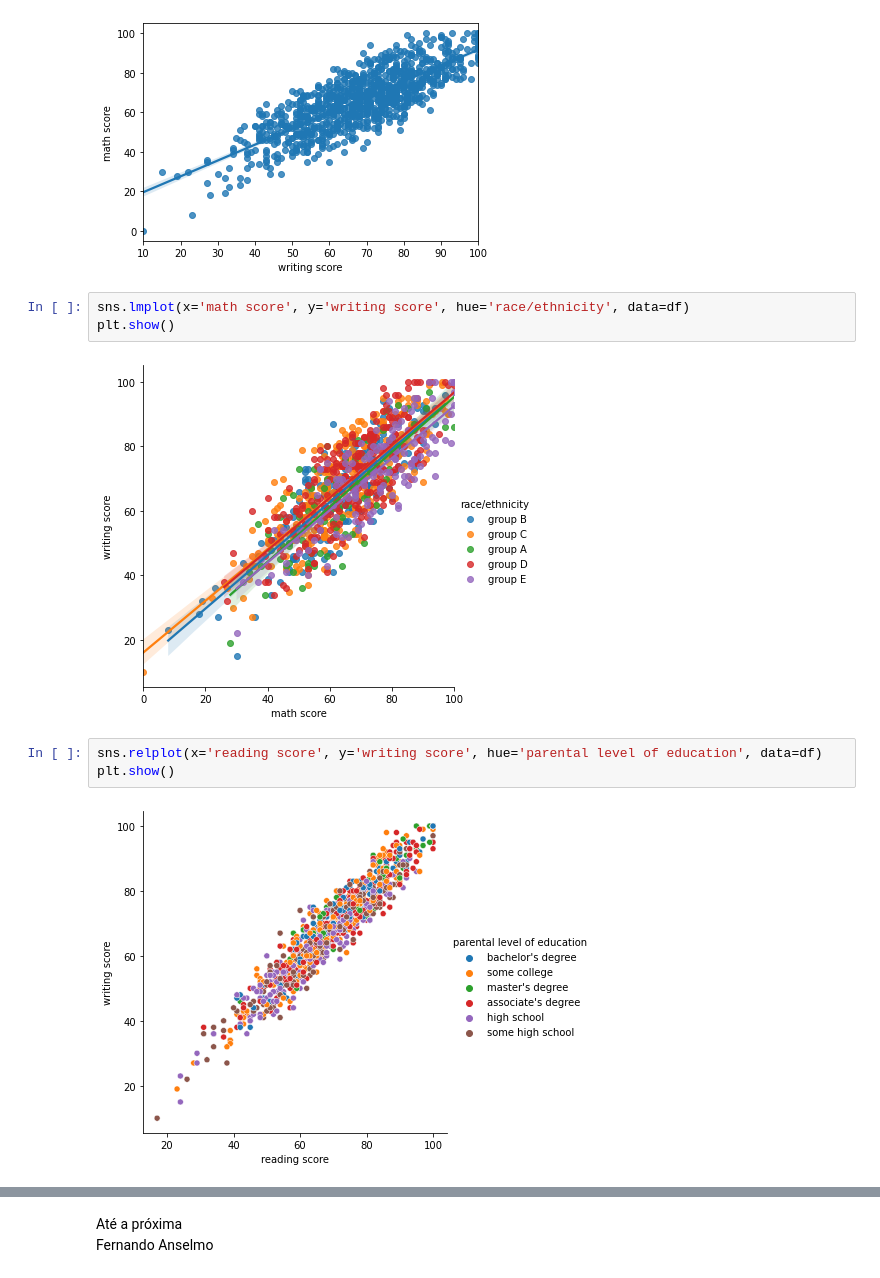
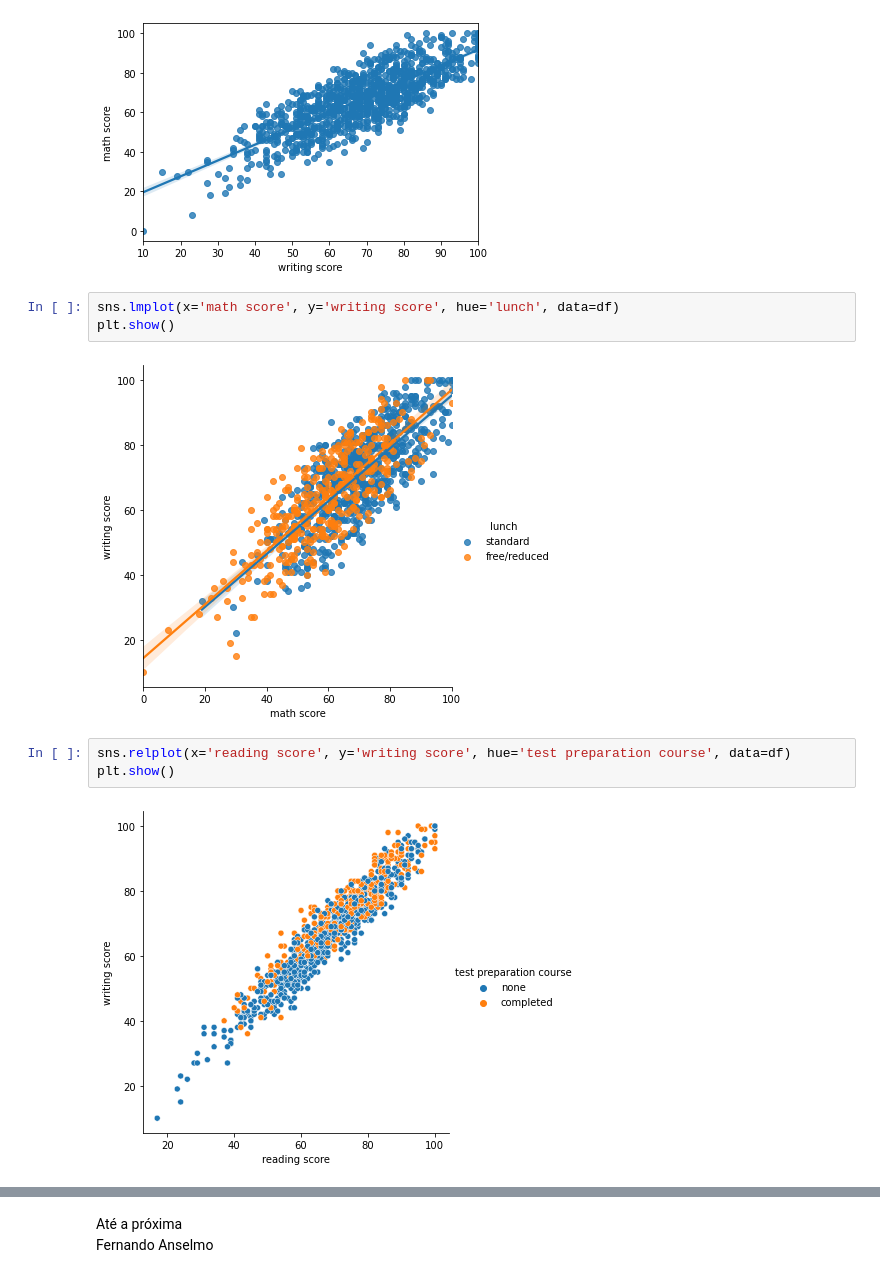
Before and after one commit to fernandoans/machinelearning, a Jupyter notebook: conceitos/EDA.ipynb, the cells around one changed output, grey strips where cells are left out. Saved outputs shown, nothing was run; the diff lists cells and outputs as text.

```diff
--- a/conceitos/EDA.ipynb
+++ b/conceitos/EDA.ipynb
@@ -263,15 +263,15 @@ plt.show()
 # %% [output]
 [figure]
 # %%
-sns.lmplot(x='math score', y='writing score', hue='race/ethnicity', data=df)
+sns.lmplot(x='math score', y='writing score', hue='lunch', data=df)
 plt.show()
 # %% [output]
-[figure, old version]
+[figure, new version]
 # %%
-sns.relplot(x='reading score', y='writing score', hue='parental level of education', data=df)
+sns.relplot(x='reading score', y='writing score', hue='test preparation course', data=df)
 plt.show()
 # %% [output]
-[figure, old version]
+[figure, new version]
 # %%
 sns.scatterplot(x='writing score', y='reading score', hue='lunch', data=df)
 plt.show()
```
Also changed, not shown: parts of 3 cells of this notebook, 18 other files.
